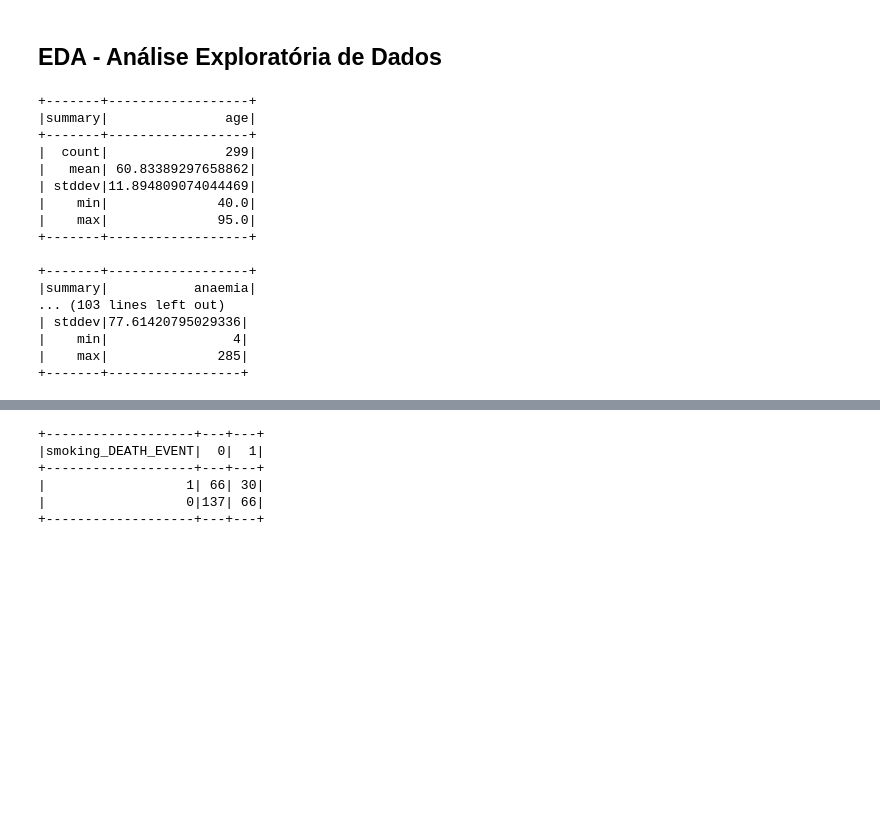
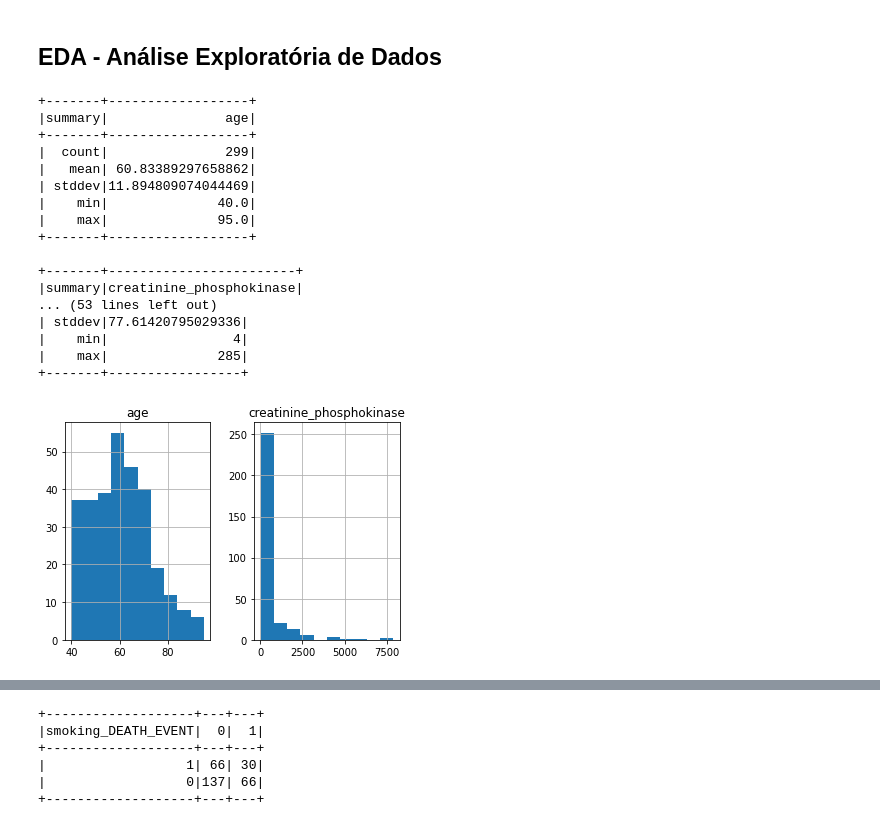
Before and after one commit to isabela-rossetti/classificacao_pyspark, a Jupyter notebook: PySpark_Classificacao_Heart_Failure_Prediction.ipynb, the cells around one changed output, grey strips where cells are left out. Drawn from its saved outputs; the diff is of its cells as text; code cells hidden in the pictures; blank space fills up the shorter version.

```diff
--- a/PySpark_Classificacao_Heart_Failure_Prediction.ipynb
+++ b/PySpark_Classificacao_Heart_Failure_Prediction.ipynb
@@ -159,16 +161,16 @@ root
 from pyspark.sql.functions import *
 # %%
 df.select('age').summary().show()
-df.select('anaemia').summary().show()
+#df.select('anaemia').summary().show()
 df.select('creatinine_phosphokinase').summary().show()
-df.select('diabetes').summary().show()
+#df.select('diabetes').summary().show()
 df.select('ejection_fraction').summary().show()
-df.select('high_blood_pressure').summary().show()
+#df.select('high_blood_pressure').summary().show()
 df.select('platelets').summary().show()
 df.select('serum_creatinine').summary().show()
 df.select('serum_sodium').summary().show()
-df.select('sex').summary().show()
-df.select('smoking').summary().show()
+#df.select('sex').summary().show()
+#df.select('smoking').summary().show()
 df.select('time').summary().show()
 # %% [output]
 +-------+------------------+
@@ -181,10 +183,14 @@ df.select('time').summary().show()
 |    max|              95.0|
 +-------+------------------+
 
-+-------+------------------+
-|summary|           anaemia|
-... (103 lines left out)
++-------+------------------------+
+|summary|creatinine_phosphokinase|
+... (53 lines left out)
 | stddev|77.61420795029336|
 |    min|                4|
 |    max|              285|
 +-------+-----------------+
+# %%
+df.select('age', 'creatinine_phosphokinase').toPandas().hist();
+# %% [output]
+[figure, added]
```
Also changed, not shown: parts of 14 cells of this notebook.
